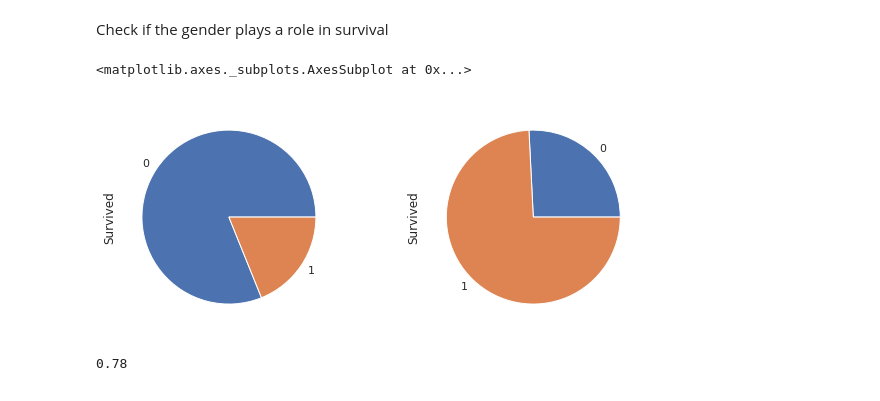
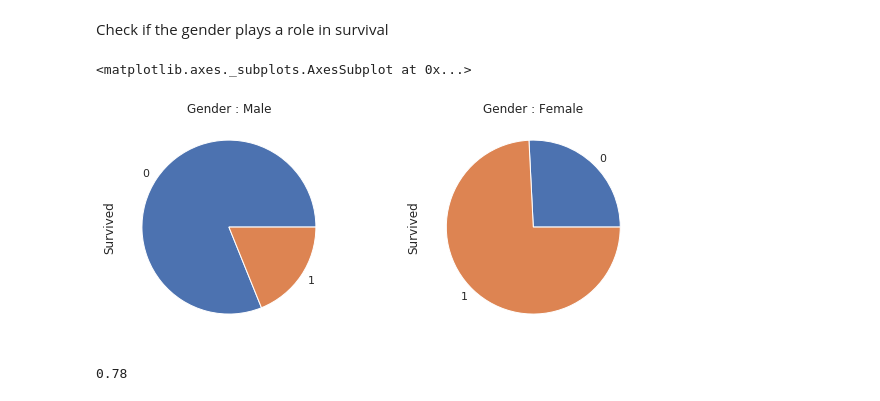
Before and after one commit to fxmuelle/zp-ml-jupyter, a Jupyter notebook: solutions/challenge.ipynb, the cells around one changed output. Saved outputs shown, nothing was run; the diff lists cells and outputs as text; code cells hidden in the pictures.

```diff
--- a/solutions/challenge.ipynb
+++ b/solutions/challenge.ipynb
@@ -43,12 +43,14 @@ Check if the gender plays a role in survival
 # %%
 fig = plt.figure(figsize=(10,4))
 fig.add_subplot(121)
+plt.title('Gender : Male')
 data.Survived[data['Sex'] == 'male'].value_counts().sort_index().plot(kind='pie')
 fig.add_subplot(122)
+plt.title('Gender : Female')
 data.Survived[data['Sex'] == 'female'].value_counts().sort_index().plot(kind='pie')
 # %% [output]
 <matplotlib.axes._subplots.AxesSubplot at 0x...>
-[figure, old version]
+[figure, new version]
 # %%
 from sklearn.preprocessing import LabelEncoder
 data['Sex'] = LabelEncoder().fit_transform(data['Sex'])
```
Also changed, not shown: parts of 26 cells of this notebook, 3 other files.
